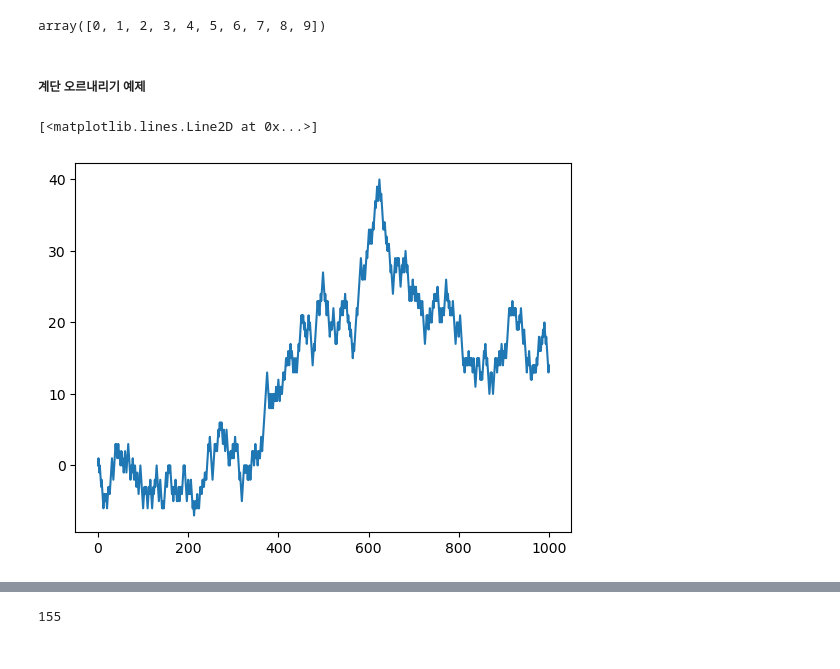
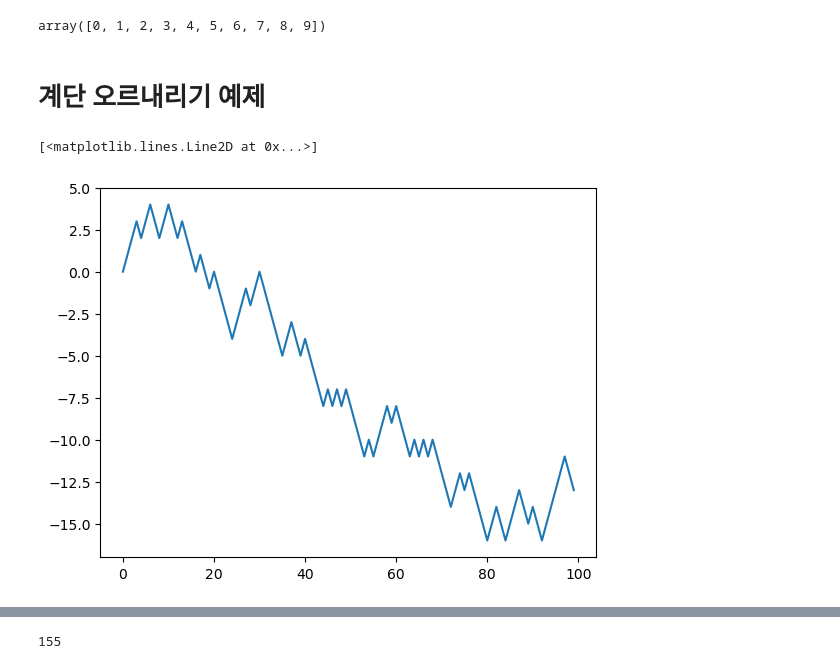
Before and after one commit to atg-jclee/ATG_jclee_python_study, a Jupyter notebook: PythonForDataAnalysis/study-numpy.ipynb, the cells around one changed output, grey strips where cells are left out. Drawn from its saved outputs; the diff is of its cells as text; code cells hidden in the pictures.

```diff
--- a/PythonForDataAnalysis/study-numpy.ipynb
+++ b/PythonForDataAnalysis/study-numpy.ipynb
@@ -503,7 +503,7 @@ arch["a"]
 # %% [output]
 array([0, 1, 2, 3, 4, 5, 6, 7, 8, 9])
 # %% [markdown]
-##### 계단 오르내리기 예제
+# 계단 오르내리기 예제
 # %%
 import random
 position = 0
@@ -514,10 +514,10 @@ for _ in range(nsteps):
     position += step
     walk.append(position)
 # %%
-plt.plot(walk)
+plt.plot(walk[:100])
 # %% [output]
 [<matplotlib.lines.Line2D at 0x...>]
-[figure, old version]
+[figure, new version]
 # %%
 nsteps = 1000
 rng = np.random.default_rng(seed=12345)
```
Also changed, not shown: parts of 14 cells of this notebook, 1 other file.
